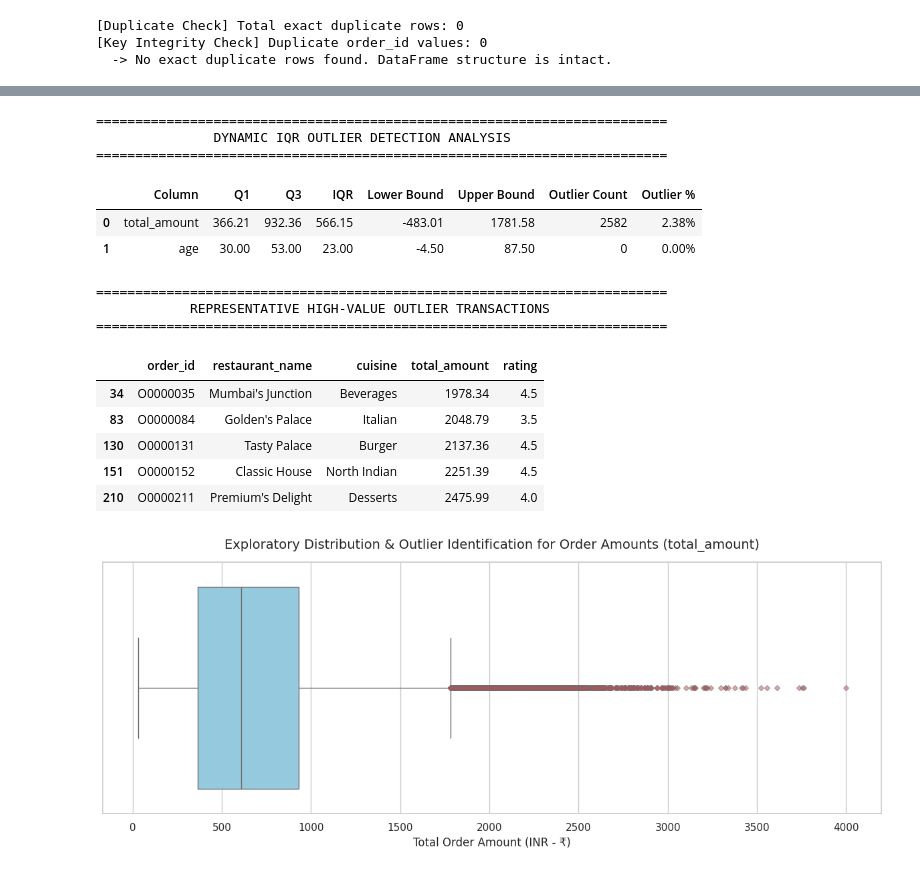
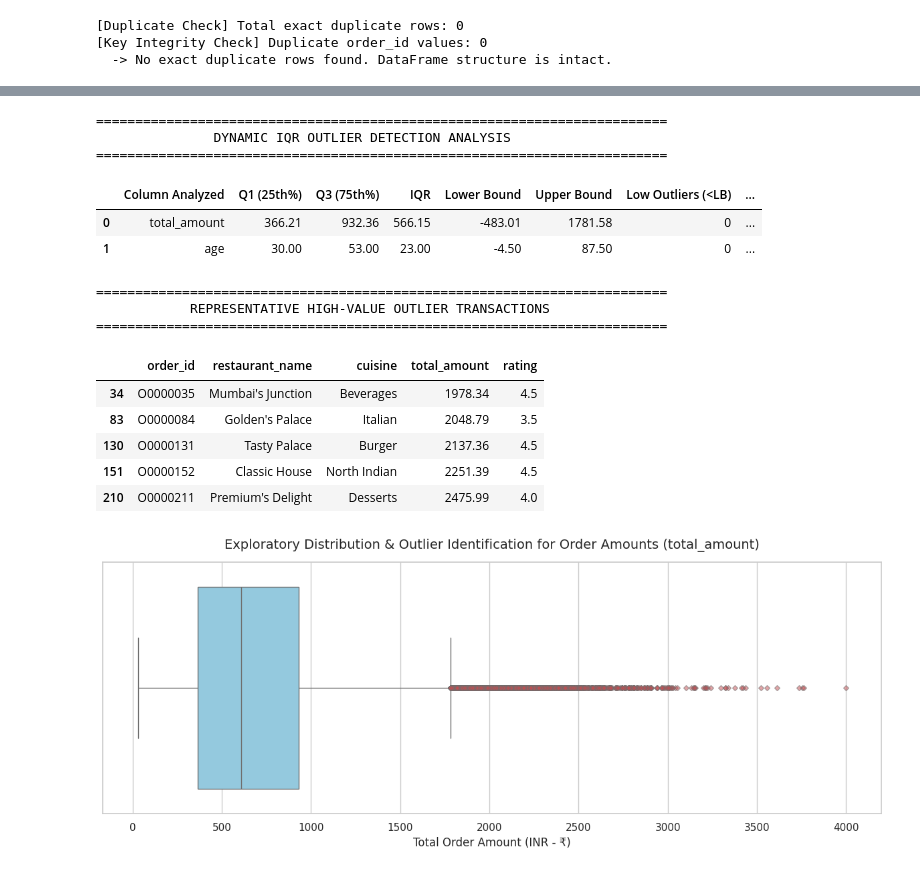
Before and after one commit to pranav662/Food_Delivery_Data_Analysis_FDS_Project, a Jupyter notebook: Food_Delivery_Data_Analysis.ipynb, the cells around one changed output, grey strips where cells are left out. Drawn from its saved outputs; the diff is of its cells as text; code cells hidden in the pictures.

```diff
--- a/Food_Delivery_Data_Analysis.ipynb
+++ b/Food_Delivery_Data_Analysis.ipynb
@@ -537,67 +399,75 @@ However, statistical outliers are not necessarily data-entry errors. For example
 # %%
 import pandas as pd
 import numpy as np
-import matplotlib.pyplot as plt
-import seaborn as sns
 
 # 1. Initialize variables for tracking IQR statistics
 iqr_data = []
 target_cols = ['total_amount', 'age']
 
 print("=========================================================================")
 print("               DYNAMIC IQR OUTLIER DETECTION ANALYSIS                   ")
 print("=========================================================================")
 
 for col in target_cols:
     if col in df.columns and pd.api.types.is_numeric_dtype(df[col]):
-        # Drop missing values safely for statistical integrity
+        # Safely drop missing values to maintain statistical integrity
         clean_series = df[col].dropna()
+        n_total = len(clean_series)
 
-        # Calculate Quartiles & Bounds
-        q1 = clean_series.quantile(0.25)
-        q3 = clean_series.quantile(0.75)
-        iqr = q3 - q1
-        lower_bound = q1 - 1.5 * iqr
-        upper_bound = q3 + 1.5 * iqr
+        if n_total > 0:
+            # Calculate Quartiles & Bounds
+            q1 = clean_series.quantile(0.25)
+            q3 = clean_series.quantile(0.75)
+            iqr = q3 - q1
+            lower_bound = q1 - 1.5 * iqr
+            upper_bound = q3 + 1.5 * iqr
 
-        # Identify Outliers
-        outliers = clean_series[(clean_series < lower_bound) | (clean_series > upper_bound)]
-        outlier_count = len(outliers)
-        outlier_percent = (outlier_count / len(clean_series)) * 100
+            # Identify low-side and high-side outliers separately
+            low_outliers = clean_series[clean_series < lower_bound]
+            high_outliers = clean_series[clean_series > upper_bound]
 
-        iqr_data.append({
-            "Column": col,
-            "Q1": round(q1, 2),
-            "Q3": round(q3, 2),
-            "IQR": round(iqr, 2),
-            "Lower Bound": round(lower_bound, 2),
-            "Upper Bound": round(upper_bound, 2),
-            "Outlier Count": outlier_count,
-            "Outlier %": f"{outlier_percent:.2f}%"
-        })
+            low_count = len(low_outliers)
+            high_count = len(high_outliers)
+            total_outliers = low_count + high_count
+            outlier_percent = (total_outliers / n_total) * 100
 
-# Convert to summary table
+            iqr_data.append({
+                "Column Analyzed": col,
+                "Q1 (25th%)": round(q1, 2),
+                "Q3 (75th%)": round(q3, 2),
+                "IQR": round(iqr, 2),
+                "Lower Bound": round(lower_bound, 2),
+                "Upper Bound": round(upper_bound, 2),
+                "Low Outliers (<LB)": low_count,
+                "High Outliers (>UB)": high_count,
+                "Total Outliers": total_outliers,
+                "Outlier %": f"{outlier_percent:.2f}%"
+            })
+
+# Convert to summary table and display
 iqr_summary_df = pd.DataFrame(iqr_data)
 display(iqr_summary_df)
 
 # 3. Representative Inspection of high-value total_amount transactions
-high_value_outliers = df[df['total_amount'] > iqr_summary_df.loc[iqr_summary_df['Column'] == 'total_amount', 'Upper Bound'].values[0]]
+total_amount_ub_row = iqr_summary_df[iqr_summary_df['Column Analyzed'] == 'total_amount']
+if not total_amount_ub_row.empty:
+    ub_val = total_amount_ub_row['Upper Bound'].values[0]
+    high_value_outliers = df[df['total_amount'] > ub_val]
 
-print("\n=========================================================================")
-print("            REPRESENTATIVE HIGH-VALUE OUTLIER TRANSACTIONS               ")
-print("=========================================================================")
-if not high_value_outliers.empty:
-    # Display representative sample without printing an unnecessarily large list
-    display(high_value_outliers[['order_id', 'restaurant_name', 'cuisine', 'total_amount', 'rating']].head(5))
-else:
-    print("No outliers detected in total_amount.")
+    print("\n=========================================================================")
+    print("            REPRESENTATIVE HIGH-VALUE OUTLIER TRANSACTIONS               ")
+    print("=========================================================================")
+    if not high_value_outliers.empty:
+        display(high_value_outliers[['order_id', 'restaurant_name', 'cuisine', 'total_amount', 'rating']].head(5))
+    else:
+        print("No outliers detected in total_amount.")
 # %% [output]
 =========================================================================
                DYNAMIC IQR OUTLIER DETECTION ANALYSIS
 =========================================================================
-|  | Column | Q1 | Q3 | IQR | Lower Bound | Upper Bound | Outlier Count | Outlier % |
-| 0 | total_amount | 366.21 | 932.36 | 566.15 | -483.01 | 1781.58 | 2582 | 2.38% |
-| 1 | age | 30.00 | 53.00 | 23.00 | -4.50 | 87.50 | 0 | 0.00% |
+|  | Column Analyzed | Q1 (25th%) | Q3 (75th%) | IQR | Lower Bound | Upper Bound | Low Outliers (<LB) | ... |
+| 0 | total_amount | 366.21 | 932.36 | 566.15 | -483.01 | 1781.58 | 0 | ... |
+| 1 | age | 30.00 | 53.00 | 23.00 | -4.50 | 87.50 | 0 | ... |
 =========================================================================
             REPRESENTATIVE HIGH-VALUE OUTLIER TRANSACTIONS
 =========================================================================
```
Also changed, not shown: parts of 94 cells of this notebook.
